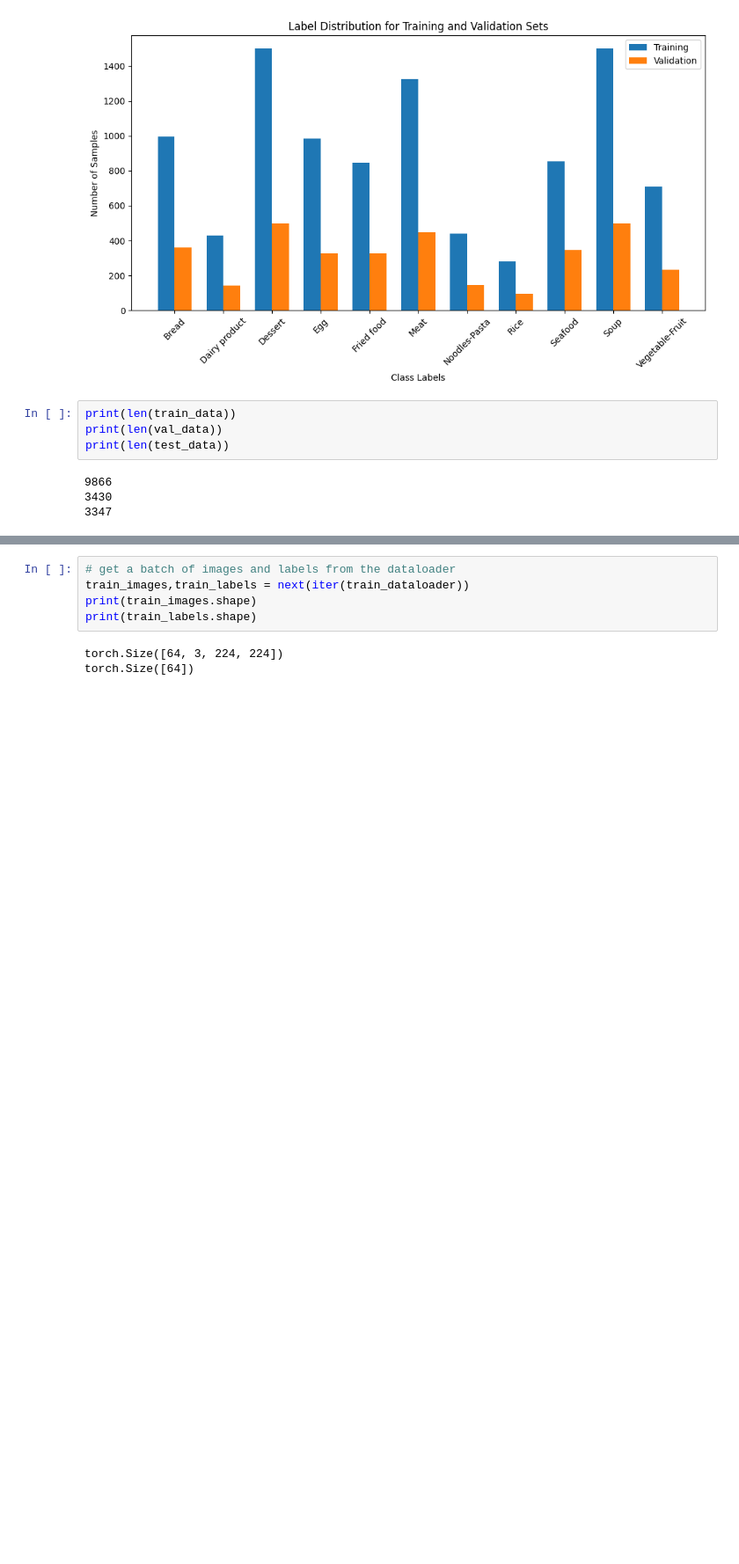
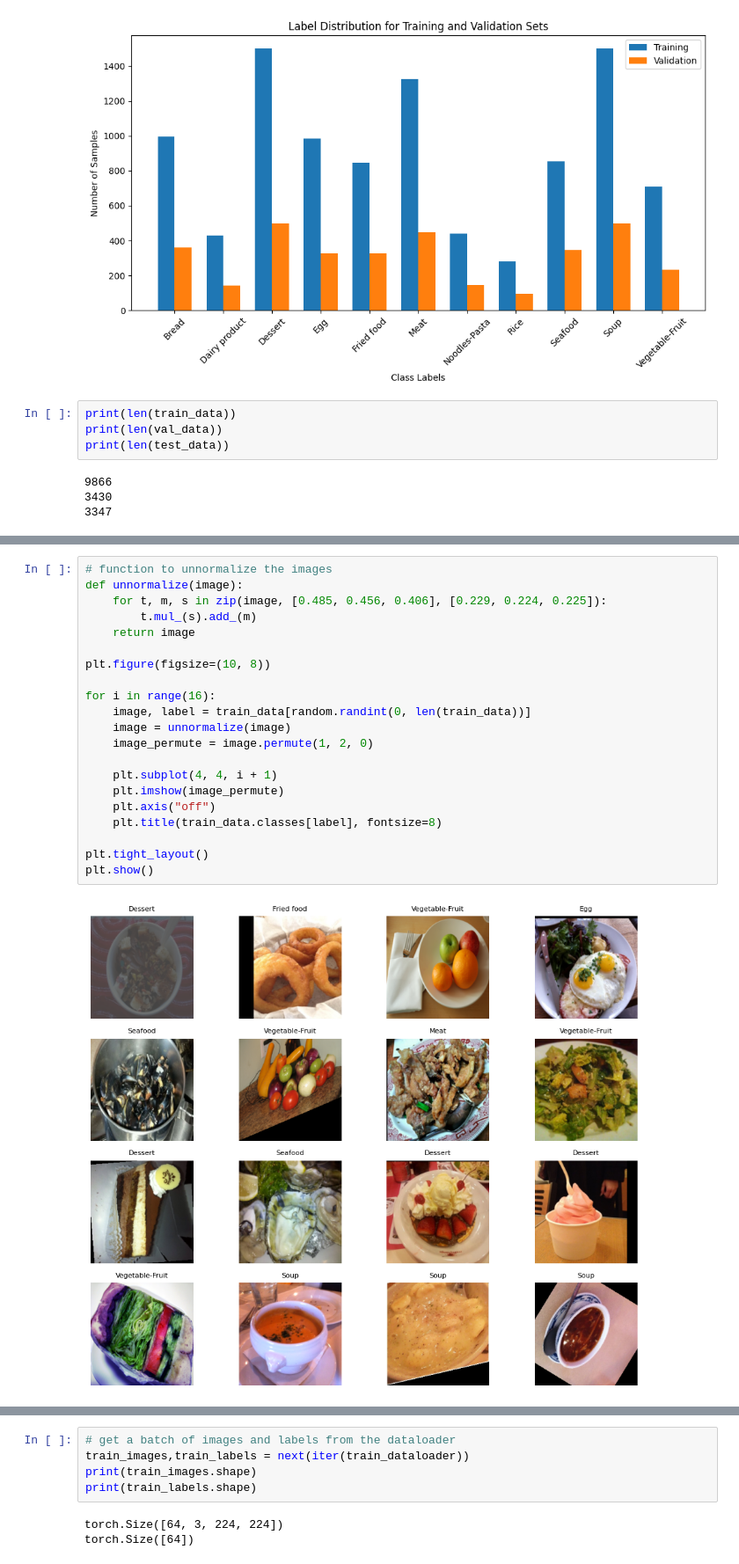
Before and after one commit to dasgauranga2/Deep-Learning-Fundamentals-Assignment-2, a Jupyter notebook: Assignment 2.ipynb, the cells around one changed output, grey strips where cells are left out. Shown at 88% size. Cells and saved outputs as stored; diff of their text form; blank space fills up the shorter version.

```diff
--- a/Assignment 2.ipynb
+++ b/Assignment 2.ipynb
@@ -118,3 +98,26 @@ Text(0.5, 1.0, 'Bread')
+# %%
+# function to unnormalize the images
+def unnormalize(image):
+    for t, m, s in zip(image, [0.485, 0.456, 0.406], [0.229, 0.224, 0.225]):
+        t.mul_(s).add_(m)
+    return image
+
+plt.figure(figsize=(10, 8))
+
+for i in range(16):
+    image, label = train_data[random.randint(0, len(train_data))]
+    image = unnormalize(image)
+    image_permute = image.permute(1, 2, 0)
+
+    plt.subplot(4, 4, i + 1)
+    plt.imshow(image_permute)
+    plt.axis("off")
+    plt.title(train_data.classes[label], fontsize=8)
+
+plt.tight_layout()
+plt.show()
+# %% [output]
+[figure, added]
 # %%
 BATCH_SIZE = 64
 
```
Also changed, not shown: parts of 20 cells of this notebook.
